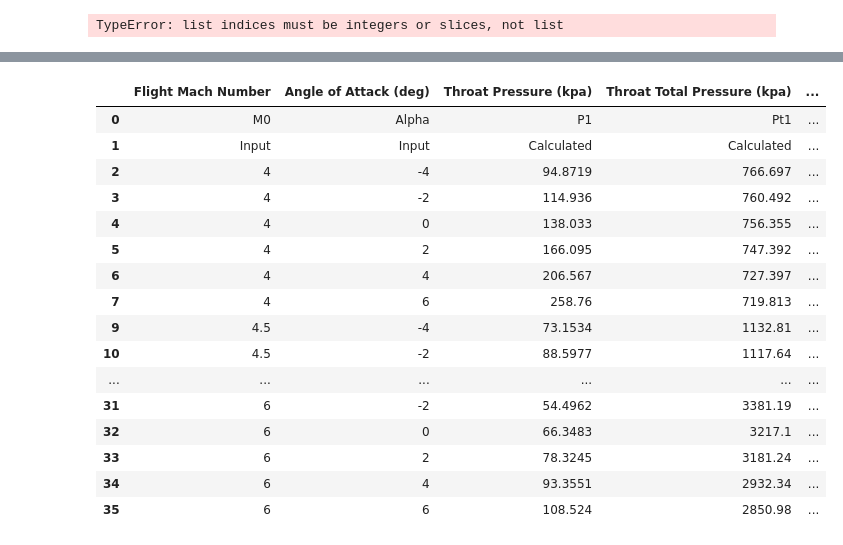
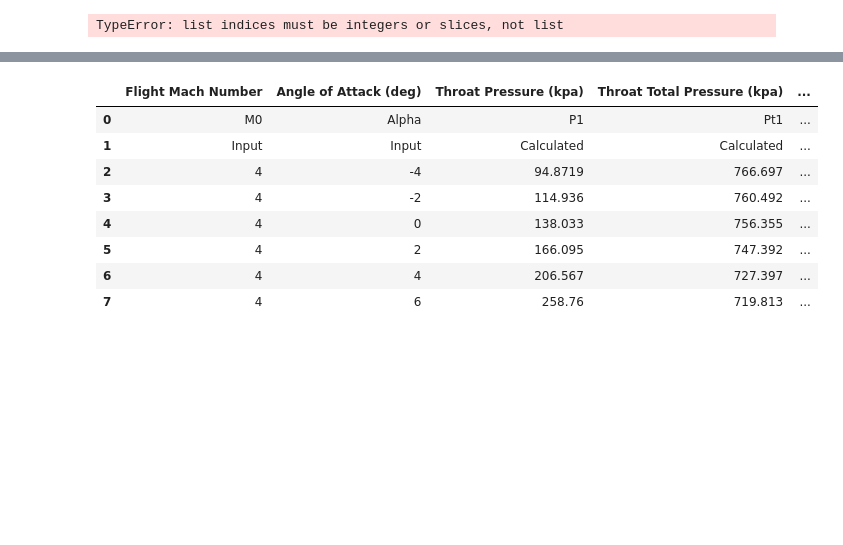
Before and after one commit to BananaBonanza/AAE537, a Jupyter notebook: projectInletConditions.ipynb, the cells around one changed output, grey strips where cells are left out. Cells and saved outputs as stored; diff of their text form; code cells hidden in the pictures; blank space fills up the shorter version.

```diff
--- a/projectInletConditions.ipynb
+++ b/projectInletConditions.ipynb
@@ -112,12 +112,12 @@ for i in range(len(alts)):
         print("fix something")
         break
     #print("M:",rounds(MGuess),'\n')
-    #dynamicP.append(rounds(qGuess))
-    #totalP.append(rounds(totGuess))
+    dynamicP.append(rounds(qGuess))
+    totalP.append(rounds(qGuess + atmos.P))
     machs.append(rounds(MGuess))
-    #staticT.append(rounds(atmos.T))
-    #totalT.append(totTemp(atmos.T,MGuess))
-    #densities.append(atmos.rho)
+    staticT.append(rounds(atmos.T))
+    totalT.append(totTemp(atmos.T,MGuess))
+    densities.append(atmos.rho)
 # %%
 #GRAPHING TIME
 plt.figure(figsize=(10,6))
@@ -235,42 +236,34 @@ for j in range(len(iF.columns)):
         if i > 1:
             if j < 2:
                 continue
             elif j == 2 or j == 3:
                 #print(i,j)
                 iF.iloc[i,j] = float(iF.iloc[i,j]) * 6.89476 #Convert pressures into kPa
             elif j == 4 or j == 5:
                 iF.iloc[i,j] = float(iF.iloc[i,j]) * (5/9) #Convert rankine to Kelvin
             elif j == 8:
                 iF.iloc[i,j] = float(iF.iloc[i,j]) * 0.3048 #Convert feet/s to meters/s
             else:
                 continue
         else:
             continue
 iF.rename(columns = {'Throat Pressure (psia)':'Throat Pressure (kpa)',
                     'Throat Total Pressure (psia)':'Throat Total Pressure (kpa)',
                     'Throat Temperature (deg R)':'Throat Temperature (K)',
                     'Throat Total Temperature (deg R)':'Throat Total Temperature (K)',
                     'Throat Velocity (ft/s)':'Throat Velocity (m/s)'},
          inplace = True)
-iF
+iF.head(8)
 # %% [output]
 |  | Flight Mach Number | Angle of Attack (deg) | Throat Pressure (kpa) | Throat Total Pressure (kpa) | ... |
 | 0 | M0 | Alpha | P1 | Pt1 | ... |
 | 1 | Input | Input | Calculated | Calculated | ... |
 | 2 | 4 | -4 | 94.8719 | 766.697 | ... |
 | 3 | 4 | -2 | 114.936 | 760.492 | ... |
 | 4 | 4 | 0 | 138.033 | 756.355 | ... |
 | 5 | 4 | 2 | 166.095 | 747.392 | ... |
 | 6 | 4 | 4 | 206.567 | 727.397 | ... |
 | 7 | 4 | 6 | 258.76 | 719.813 | ... |
-| 9 | 4.5 | -4 | 73.1534 | 1132.81 | ... |
-| 10 | 4.5 | -2 | 88.5977 | 1117.64 | ... |
-| ... | ... | ... | ... | ... | ... |
-| 31 | 6 | -2 | 54.4962 | 3381.19 | ... |
-| 32 | 6 | 0 | 66.3483 | 3217.1 | ... |
-| 33 | 6 | 2 | 78.3245 | 3181.24 | ... |
-| 34 | 6 | 4 | 93.3551 | 2932.34 | ... |
-| 35 | 6 | 6 | 108.524 | 2850.98 | ... |
 # %%
 M2 = []
 P2 = []
```
Also changed, not shown: parts of 9 cells of this notebook.
